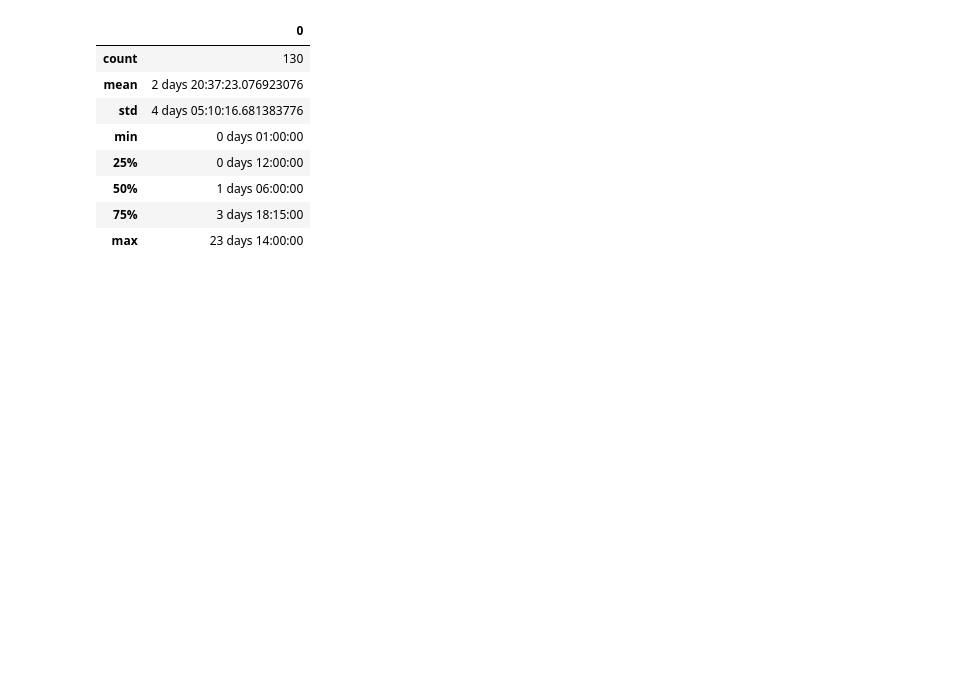
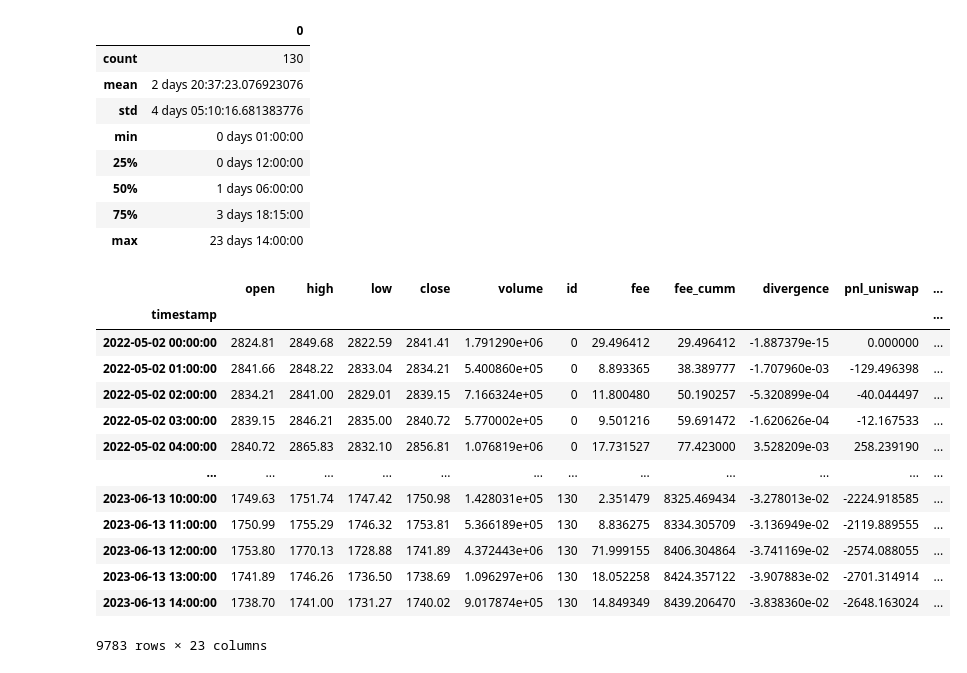
Before and after one commit to adradr/uniswap-delta-neutral-hedge-hft, a Jupyter notebook: backtesting/uniswap_fee_and_divergence.ipynb, the cells around one changed output. Drawn from its saved outputs; the diff is of its cells as text; code cells hidden in the pictures; blank space fills up the shorter version.

```diff
--- a/backtesting/uniswap_fee_and_divergence.ipynb
+++ b/backtesting/uniswap_fee_and_divergence.ipynb
@@ -82,3 +87,20 @@ Frequency of positions in hours
 | 50% | 1 days 06:00:00 |
 | 75% | 3 days 18:15:00 |
 | max | 23 days 14:00:00 |
+# %%
+backtester.backtest_df
+# %% [output]
+|  | open | high | low | close | volume | id | fee | fee_cumm | divergence | pnl_uniswap | ... |
+| timestamp |  |  |  |  |  |  |  |  |  |  | ... |
+| 2022-05-02 00:00:00 | 2824.81 | 2849.68 | 2822.59 | 2841.41 | 1.791290e+06 | 0 | 29.496412 | 29.496412 | -1.887379e-15 | 0.000000 | ... |
+| 2022-05-02 01:00:00 | 2841.66 | 2848.22 | 2833.04 | 2834.21 | 5.400860e+05 | 0 | 8.893365 | 38.389777 | -1.707960e-03 | -129.496398 | ... |
+| 2022-05-02 02:00:00 | 2834.21 | 2841.00 | 2829.01 | 2839.15 | 7.166324e+05 | 0 | 11.800480 | 50.190257 | -5.320899e-04 | -40.044497 | ... |
+| 2022-05-02 03:00:00 | 2839.15 | 2846.21 | 2835.00 | 2840.72 | 5.770002e+05 | 0 | 9.501216 | 59.691472 | -1.620626e-04 | -12.167533 | ... |
+| 2022-05-02 04:00:00 | 2840.72 | 2865.83 | 2832.10 | 2856.81 | 1.076819e+06 | 0 | 17.731527 | 77.423000 | 3.528209e-03 | 258.239190 | ... |
+| ... | ... | ... | ... | ... | ... | ... | ... | ... | ... | ... | ... |
+| 2023-06-13 10:00:00 | 1749.63 | 1751.74 | 1747.42 | 1750.98 | 1.428031e+05 | 130 | 2.351479 | 8325.469434 | -3.278013e-02 | -2224.918585 | ... |
+| 2023-06-13 11:00:00 | 1750.99 | 1755.29 | 1746.32 | 1753.81 | 5.366189e+05 | 130 | 8.836275 | 8334.305709 | -3.136949e-02 | -2119.889555 | ... |
+| 2023-06-13 12:00:00 | 1753.80 | 1770.13 | 1728.88 | 1741.89 | 4.372443e+06 | 130 | 71.999155 | 8406.304864 | -3.741169e-02 | -2574.088055 | ... |
+| 2023-06-13 13:00:00 | 1741.89 | 1746.26 | 1736.50 | 1738.69 | 1.096297e+06 | 130 | 18.052258 | 8424.357122 | -3.907883e-02 | -2701.314914 | ... |
+| 2023-06-13 14:00:00 | 1738.70 | 1741.00 | 1731.27 | 1740.02 | 9.017874e+05 | 130 | 14.849349 | 8439.206470 | -3.838360e-02 | -2648.163024 | ... |
+9783 rows × 23 columns
```
Also changed, not shown: parts of 7 cells of this notebook, 2 other files.
